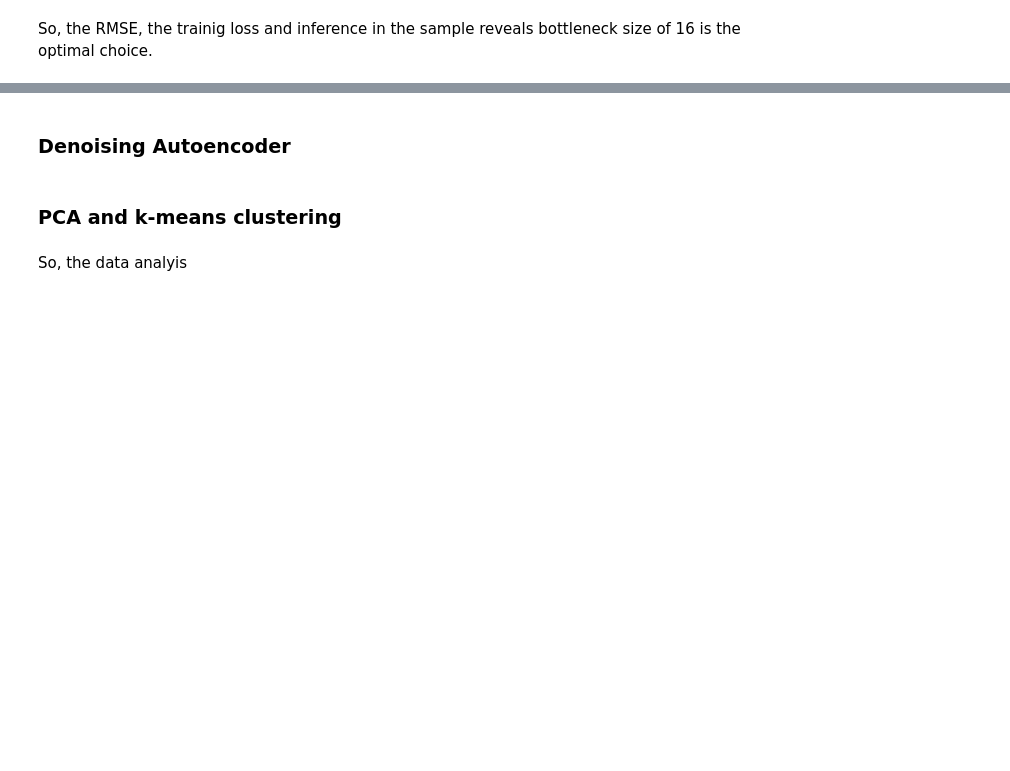
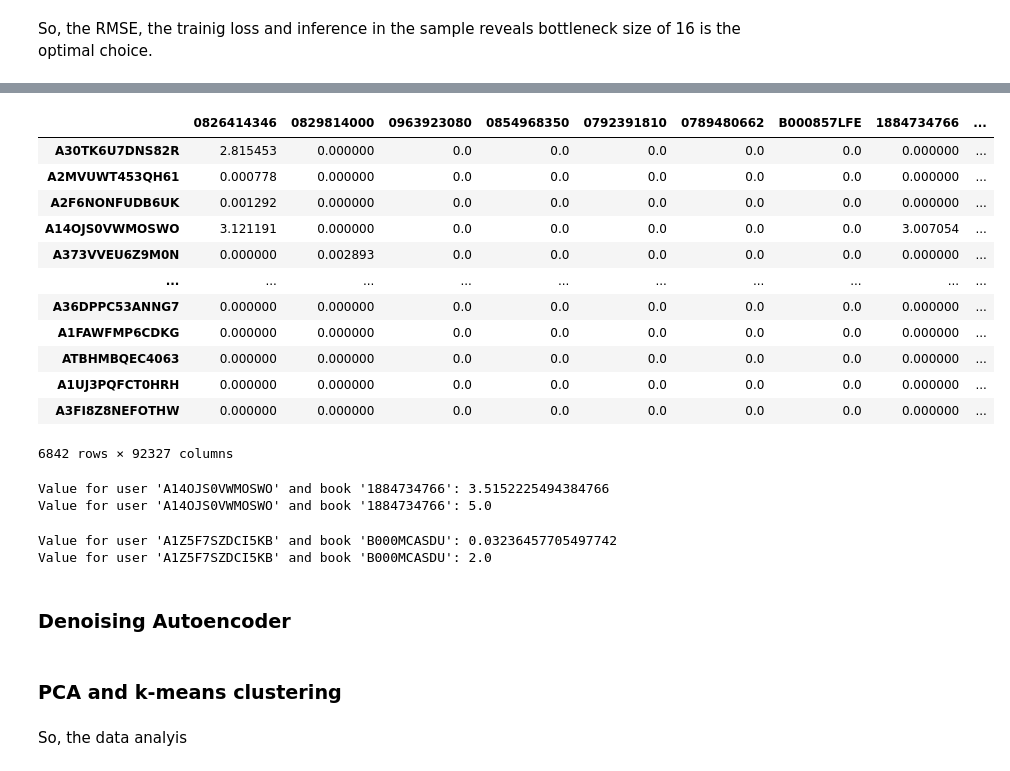
Before and after one commit to jinks145/pj_fireteam-108c, a Jupyter notebook: autoencoder.ipynb, the cells around one changed output, grey strips where cells are left out. Saved outputs shown, nothing was run; the diff lists cells and outputs as text; code cells hidden in the pictures; blank space fills up the shorter version.

```diff
--- a/autoencoder.ipynb
+++ b/autoencoder.ipynb
@@ -332,11 +331,15 @@ def test_sample_model(model: nn.Module, user_ratings: pd.DataFrame, device: torc
 
     return loss, result_coo, sample_coo
 # %%
-def test_bottleneck(user_ratings: pd.DataFrame, device: torch.device, bottleneck: int = 10):
+def test_bottleneck(user_ratings: pd.DataFrame, masked_sample, device: torch.device, bottleneck: int = 10):
     print(f'Testing bottleneck {bottleneck}')
-    model = torch.load(f'models/model/model_k={bottleneck}.pt')
-    model.load_state_dict(torch.load(f'models/weights/smodel_k_weights_{bottleneck}.pt'))
-    return test_sample_model(model, user_ratings, device)
+    if torch.cuda.is_available():
+        model = torch.load(f'models/model/model_k={bottleneck}.pt')
+        model.load_state_dict(torch.load(f'models/weights/smodel_k_weights_{bottleneck}.pt'))
+    else:
+        model = torch.load(f'models/model/model_k={bottleneck}.pt', map_location=torch.device('cpu') )
+        model.load_state_dict(torch.load(f'models/weights/smodel_k_weights_{bottleneck}.pt', map_location=torch.device('cpu')))
+    return test_sample_model(model, masked_sample, user_ratings, device)
 # %% [markdown]
 ### Results
 # %% [markdown]
@@ -372,7 +373,10 @@ We then tested the performances on each bottleneck.
+# %%
+sample_coo = convert_df_coo(user_ratings)
+masked_sample = mask_sample(sample_coo, 0.05, device)
 # %% [markdown]
 We used the masking technique on the rows for each bottleneck.
 # %%
-bottleneck_results = [test_bottleneck(user_ratings, device, k) for k in bottlenecks]
+bottleneck_results = [test_bottleneck(user_ratings, masked_sample, device, k) for k in bottlenecks]
 # bottleneck_results = test_bottleneck(user_ratings, device, 5)
 # %% [output]
 Testing bottleneck 8
@@ -413,7 +417,7 @@ Value for user 'A30TK6U7DNS82R' and book '0826414346': 3
 # %% [markdown]
 So, the RMSE, the trainig loss and inference in the sample reveals bottleneck size of 16 is the optimal choice.
 # %%
-test16 = True
+test16 = False
 # %%
 import pickle
 if not test16:
@@ -430,3 +434,42 @@ b16result
         with 406032 stored elements in COOrdinate format>,
  <6842x92327 sparse matrix of type '<class 'numpy.float64'>'
         with 406032 stored elements in COOrdinate format>)
+# %%
+dense_matrix = b16result[1].toarray()
+dense_df = pd.DataFrame(dense_matrix, index=user_mapping.keys(), columns=book_mapping.keys())
+dense_df
+# %% [output]
+|  | 0826414346 | 0829814000 | 0963923080 | 0854968350 | 0792391810 | 0789480662 | B000857LFE | 1884734766 | ... |
+| A30TK6U7DNS82R | 2.815453 | 0.000000 | 0.0 | 0.0 | 0.0 | 0.0 | 0.0 | 0.000000 | ... |
+| A2MVUWT453QH61 | 0.000778 | 0.000000 | 0.0 | 0.0 | 0.0 | 0.0 | 0.0 | 0.000000 | ... |
+| A2F6NONFUDB6UK | 0.001292 | 0.000000 | 0.0 | 0.0 | 0.0 | 0.0 | 0.0 | 0.000000 | ... |
+| A14OJS0VWMOSWO | 3.121191 | 0.000000 | 0.0 | 0.0 | 0.0 | 0.0 | 0.0 | 3.007054 | ... |
+| A373VVEU6Z9M0N | 0.000000 | 0.002893 | 0.0 | 0.0 | 0.0 | 0.0 | 0.0 | 0.000000 | ... |
+| ... | ... | ... | ... | ... | ... | ... | ... | ... | ... |
+| A36DPPC53ANNG7 | 0.000000 | 0.000000 | 0.0 | 0.0 | 0.0 | 0.0 | 0.0 | 0.000000 | ... |
+| A1FAWFMP6CDKG | 0.000000 | 0.000000 | 0.0 | 0.0 | 0.0 | 0.0 | 0.0 | 0.000000 | ... |
+| ATBHMBQEC4063 | 0.000000 | 0.000000 | 0.0 | 0.0 | 0.0 | 0.0 | 0.0 | 0.000000 | ... |
+| A1UJ3PQFCT0HRH | 0.000000 | 0.000000 | 0.0 | 0.0 | 0.0 | 0.0 | 0.0 | 0.000000 | ... |
+| A3FI8Z8NEFOTHW | 0.000000 | 0.000000 | 0.0 | 0.0 | 0.0 | 0.0 | 0.0 | 0.000000 | ... |
+6842 rows × 92327 columns
+# %%
+# dense_df.loc[]["0743491912"]
+user_label = "A14OJS0VWMOSWO"
+book_label = "1884734766"
+value = get_value_from_coo(bottleneck_results[1][1], user_label, book_label, user_mapping, book_mapping)
+print(f"Value for user '{user_label}' and book '{book_label}': {value}")
+value = get_value_from_coo(sample_coo, user_label, book_label, user_mapping, book_mapping)
+print(f"Value for user '{user_label}' and book '{book_label}': {value}")
+# %% [output]
+Value for user 'A14OJS0VWMOSWO' and book '1884734766': 3.5152225494384766
+Value for user 'A14OJS0VWMOSWO' and book '1884734766': 5.0
+# %%
+user_label= "A1Z5F7SZDCI5KB"
+book_label="B000MCASDU"
+value = get_value_from_coo(bottleneck_results[2][1], user_label, book_label, user_mapping, book_mapping)
+print(f"Value for user '{user_label}' and book '{book_label}': {value}")
+value = get_value_from_coo(sample_coo, user_label, book_label, user_mapping, book_mapping)
+print(f"Value for user '{user_label}' and book '{book_label}': {value}")
+# %% [output]
+Value for user 'A1Z5F7SZDCI5KB' and book 'B000MCASDU': 0.03236457705497742
+Value for user 'A1Z5F7SZDCI5KB' and book 'B000MCASDU': 2.0
```
Also changed, not shown: parts of 11 cells of this notebook, 2 other files.
